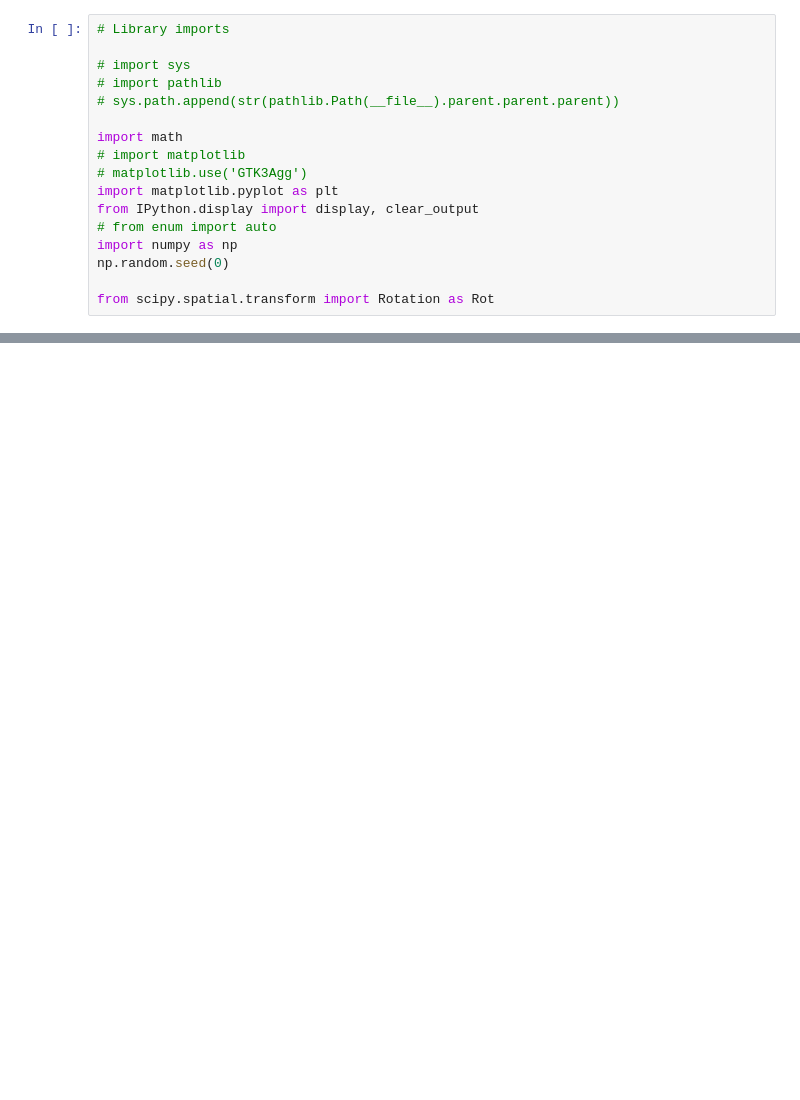
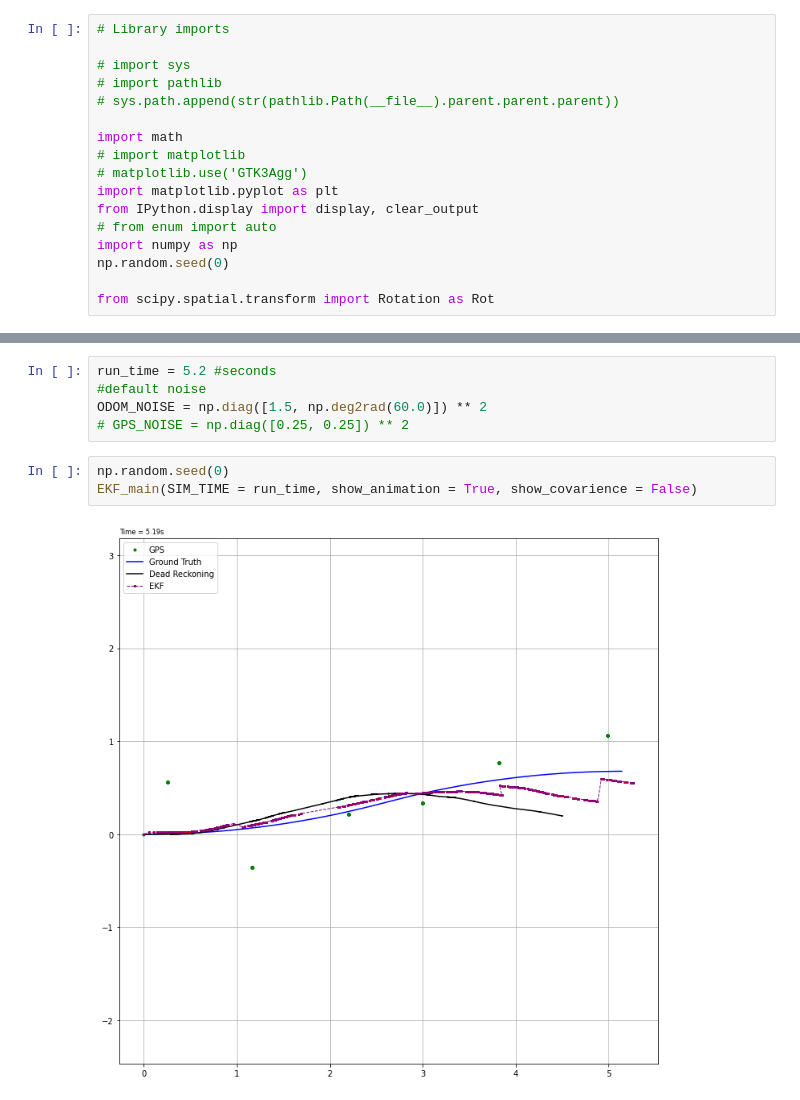
Before and after one commit to ahmadSum1/PythonRobotics, a Jupyter notebook: Localization/extended_kalman_filter/TTK33_EKF_IEKF_Assignment.ipynb, the cells around one changed output, grey strips where cells are left out. Cells and saved outputs as stored; diff of their text form; blank space fills up the shorter version.

```diff
--- a/Localization/extended_kalman_filter/TTK33_EKF_IEKF_Assignment.ipynb
+++ b/Localization/extended_kalman_filter/TTK33_EKF_IEKF_Assignment.ipynb
@@ -421,0 +437,10 @@ iEKF_main(SIM_TIME = run_time, show_animation = True, show_covarience = False, m
+# %%
+run_time = 5.2 #seconds
+#default noise
+ODOM_NOISE = np.diag([1.5, np.deg2rad(60.0)]) ** 2
+# GPS_NOISE = np.diag([0.25, 0.25]) ** 2
+# %%
+np.random.seed(0)
+EKF_main(SIM_TIME = run_time, show_animation = True, show_covarience = False)
+# %% [output]
+[figure, added]
```
Also changed, not shown: parts of 32 cells of this notebook.
